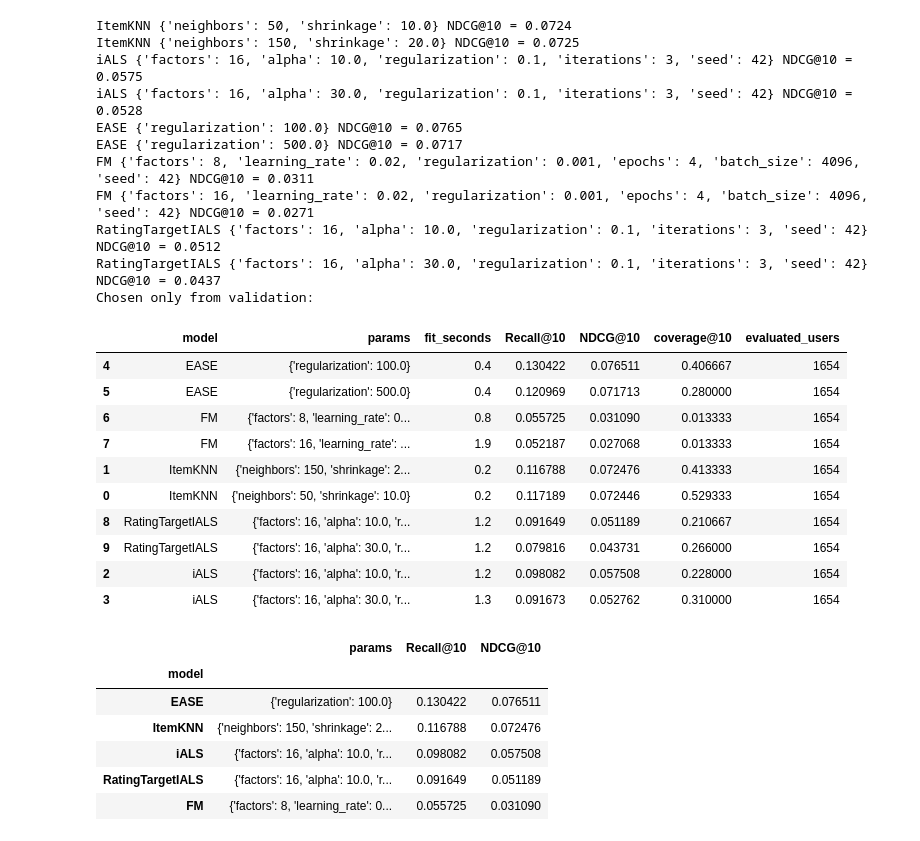
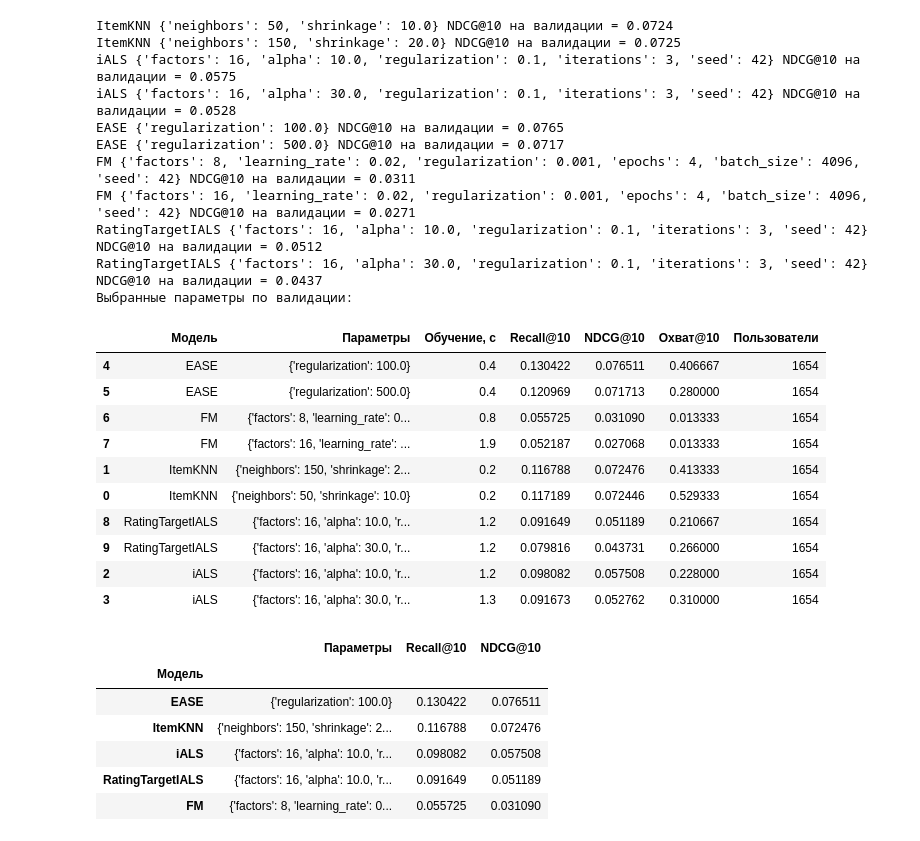
Before and after one commit to arinagrishanova/recsys-homework-1, a Jupyter notebook: experiments.ipynb, the cells around one changed output. Cells and saved outputs as stored; diff of their text form; code cells hidden in the pictures.

```diff
--- a/experiments.ipynb
+++ b/experiments.ipynb
@@ -42,9 +46,9 @@ FILES = {
 for name, (relative_url, expected_hash) in FILES.items():
     path = DATA / name
     if not path.exists():
-        print('Downloading', name)
+        print('Скачивание:', name)
         urlretrieve(SOURCE + relative_url, path)
     digest = sha256(path.read_bytes()).hexdigest()
-    assert digest == expected_hash, f'Checksum mismatch: {name}'
-print('Source files are present and checksums match.')
+    assert digest == expected_hash, f'Не совпала контрольная сумма: {name}'
+print('Исходные файлы готовы; контрольные суммы совпадают.')
 # %% [output]
@@ -211,7 +211,7 @@ def evaluate(model, holdout, known):
     relevant = holdout.loc[holdout.rating >= 4].groupby('user').item.agg(list)
     users = relevant.index.to_numpy(dtype=np.int32)
     if len(users) == 0:
-        raise ValueError('No relevant users in evaluation split')
+        raise ValueError('Нет пользователей с релевантными товарами в этой части данных')
     top = model.recommend(users, k=10, exclude=known)
     assert top.shape == (len(users), 10)
     recalls, ndcgs = [], []
@@ -230,6 +230,6 @@ def evaluate(model, holdout, known):
     }
 
 
-print('Validation users:', valid.loc[valid.rating >= 4, 'user'].nunique())
-print('Test users:', test.loc[test.rating >= 4, 'user'].nunique())
+print('Пользователей в валидации:', valid.loc[valid.rating >= 4, 'user'].nunique())
+print('Пользователей в тесте:', test.loc[test.rating >= 4, 'user'].nunique())
 # %% [output]
@@ -282,49 +273,49 @@ GRID = {
     ],
 }
 
 
 def make_model(name, params, use_metadata=True):
     cls = {'ItemKNN': ItemKNN, 'iALS': ImplicitALS, 'EASE': EASE,
            'FM': FactorizationMachine, 'RatingTargetIALS': RatingTargetIALS}[name]
     if name == 'FM':
         return cls(**params, use_metadata=use_metadata)
     return cls(**params)
 
 
 def fit_model(model, data):
     if isinstance(model, FactorizationMachine):
         return model.fit(data, N_USERS, N_ITEMS, metadata)
     return model.fit(data, N_USERS, N_ITEMS)
 
 
 validation_rows = []
 for name, configurations in GRID.items():
     for params in configurations:
         start = perf_counter()
         model = fit_model(make_model(name, params), train)
         metrics = evaluate(model, valid, train_history)
         validation_rows.append({'model': name, 'params': params,
                                 'fit_seconds': round(perf_counter() - start, 1), **metrics})
-        print(name, params, 'NDCG@10 =', round(metrics['NDCG@10'], 4))
+        print(name, params, 'NDCG@10 на валидации =', round(metrics['NDCG@10'], 4))
 validation_results = pd.DataFrame(validation_rows)
-display(validation_results.sort_values(['model', 'NDCG@10'], ascending=[True, False]))
+display(validation_results.sort_values(['model', 'NDCG@10'], ascending=[True, False]).rename(columns={'model': 'Модель', 'params': 'Параметры', 'fit_seconds': 'Обучение, с', 'coverage@10': 'Охват@10', 'evaluated_users': 'Пользователи'}))
 chosen = (validation_results.sort_values(['NDCG@10', 'Recall@10'], ascending=False)
           .drop_duplicates('model').set_index('model'))
-print('Chosen only from validation:')
-display(chosen[['params', 'Recall@10', 'NDCG@10']])
+print('Выбранные параметры по валидации:')
+display(chosen[['params', 'Recall@10', 'NDCG@10']].rename_axis('Модель').rename(columns={'params': 'Параметры'}))
 # %% [output]
-ItemKNN {'neighbors': 50, 'shrinkage': 10.0} NDCG@10 = 0.0724
-ItemKNN {'neighbors': 150, 'shrinkage': 20.0} NDCG@10 = 0.0725
-iALS {'factors': 16, 'alpha': 10.0, 'regularization': 0.1, 'iterations': 3, 'seed': 42} NDCG@10 = 0.0575
-iALS {'factors': 16, 'alpha': 30.0, 'regularization': 0.1, 'iterations': 3, 'seed': 42} NDCG@10 = 0.0528
-EASE {'regularization': 100.0} NDCG@10 = 0.0765
-EASE {'regularization': 500.0} NDCG@10 = 0.0717
-FM {'factors': 8, 'learning_rate': 0.02, 'regularization': 0.001, 'epochs': 4, 'batch_size': 4096, 'seed': 42} NDCG@10 = 0.0311
-FM {'factors': 16, 'learning_rate': 0.02, 'regularization': 0.001, 'epochs': 4, 'batch_size': 4096, 'seed': 42} NDCG@10 = 0.0271
-RatingTargetIALS {'factors': 16, 'alpha': 10.0, 'regularization': 0.1, 'iterations': 3, 'seed': 42} NDCG@10 = 0.0512
-RatingTargetIALS {'factors': 16, 'alpha': 30.0, 'regularization': 0.1, 'iterations': 3, 'seed': 42} NDCG@10 = 0.0437
-Chosen only from validation:
+ItemKNN {'neighbors': 50, 'shrinkage': 10.0} NDCG@10 на валидации = 0.0724
+ItemKNN {'neighbors': 150, 'shrinkage': 20.0} NDCG@10 на валидации = 0.0725
+iALS {'factors': 16, 'alpha': 10.0, 'regularization': 0.1, 'iterations': 3, 'seed': 42} NDCG@10 на валидации = 0.0575
+iALS {'factors': 16, 'alpha': 30.0, 'regularization': 0.1, 'iterations': 3, 'seed': 42} NDCG@10 на валидации = 0.0528
+EASE {'regularization': 100.0} NDCG@10 на валидации = 0.0765
+EASE {'regularization': 500.0} NDCG@10 на валидации = 0.0717
+FM {'factors': 8, 'learning_rate': 0.02, 'regularization': 0.001, 'epochs': 4, 'batch_size': 4096, 'seed': 42} NDCG@10 на валидации = 0.0311
+FM {'factors': 16, 'learning_rate': 0.02, 'regularization': 0.001, 'epochs': 4, 'batch_size': 4096, 'seed': 42} NDCG@10 на валидации = 0.0271
+RatingTargetIALS {'factors': 16, 'alpha': 10.0, 'regularization': 0.1, 'iterations': 3, 'seed': 42} NDCG@10 на валидации = 0.0512
+RatingTargetIALS {'factors': 16, 'alpha': 30.0, 'regularization': 0.1, 'iterations': 3, 'seed': 42} NDCG@10 на валидации = 0.0437
+Выбранные параметры по валидации:
-|  | model | params | fit_seconds | Recall@10 | NDCG@10 | coverage@10 | evaluated_users |
+|  | Модель | Параметры | Обучение, с | Recall@10 | NDCG@10 | Охват@10 | Пользователи |
 | 4 | EASE | {'regularization': 100.0} | 0.4 | 0.130422 | 0.076511 | 0.406667 | 1654 |
 | 5 | EASE | {'regularization': 500.0} | 0.4 | 0.120969 | 0.071713 | 0.280000 | 1654 |
 | 6 | FM | {'factors': 8, 'learning_rate': 0... | 0.8 | 0.055725 | 0.031090 | 0.013333 | 1654 |
@@ -335,8 +326,8 @@ Chosen only from validation:
 | 9 | RatingTargetIALS | {'factors': 16, 'alpha': 30.0, 'r... | 1.2 | 0.079816 | 0.043731 | 0.266000 | 1654 |
 | 2 | iALS | {'factors': 16, 'alpha': 10.0, 'r... | 1.2 | 0.098082 | 0.057508 | 0.228000 | 1654 |
 | 3 | iALS | {'factors': 16, 'alpha': 30.0, 'r... | 1.3 | 0.091673 | 0.052762 | 0.310000 | 1654 |
-|  | params | Recall@10 | NDCG@10 |
-| model |  |  |  |
+|  | Параметры | Recall@10 | NDCG@10 |
+| Модель |  |  |  |
 | EASE | {'regularization': 100.0} | 0.130422 | 0.076511 |
 | ItemKNN | {'neighbors': 150, 'shrinkage': 2... | 0.116788 | 0.072476 |
 | iALS | {'factors': 16, 'alpha': 10.0, 'r... | 0.098082 | 0.057508 |
```
Also changed, not shown: parts of 17 cells of this notebook, 2 other files.
